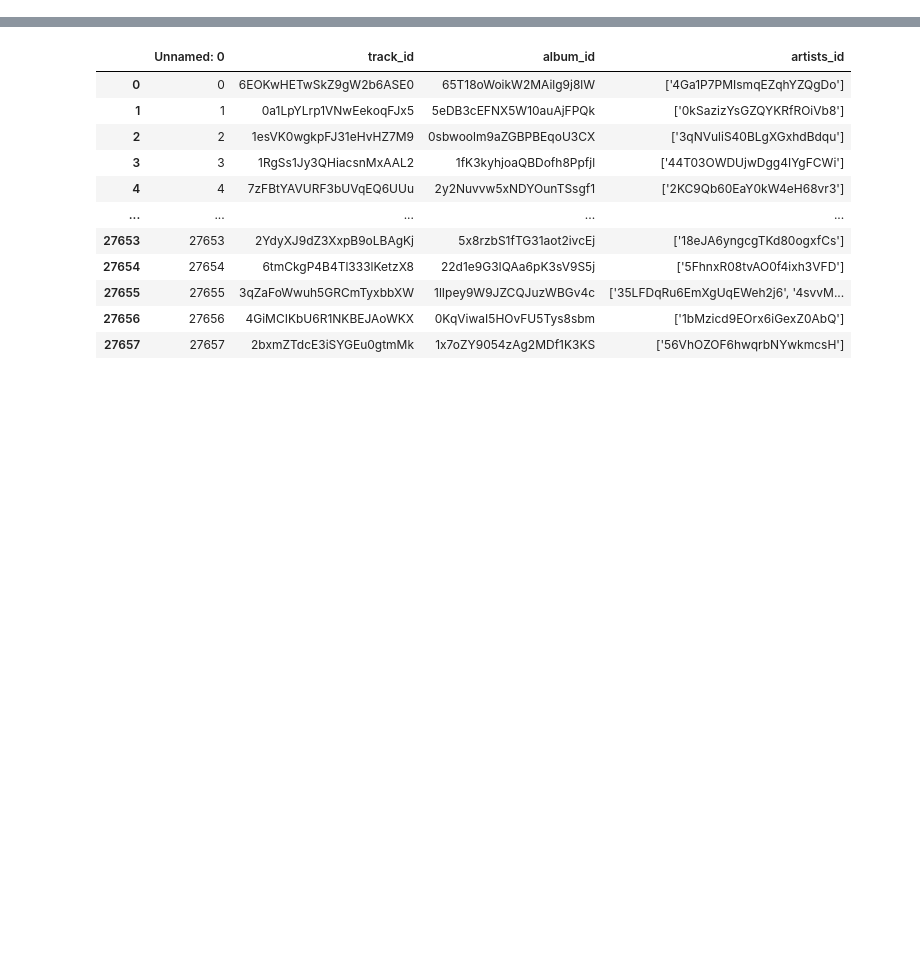
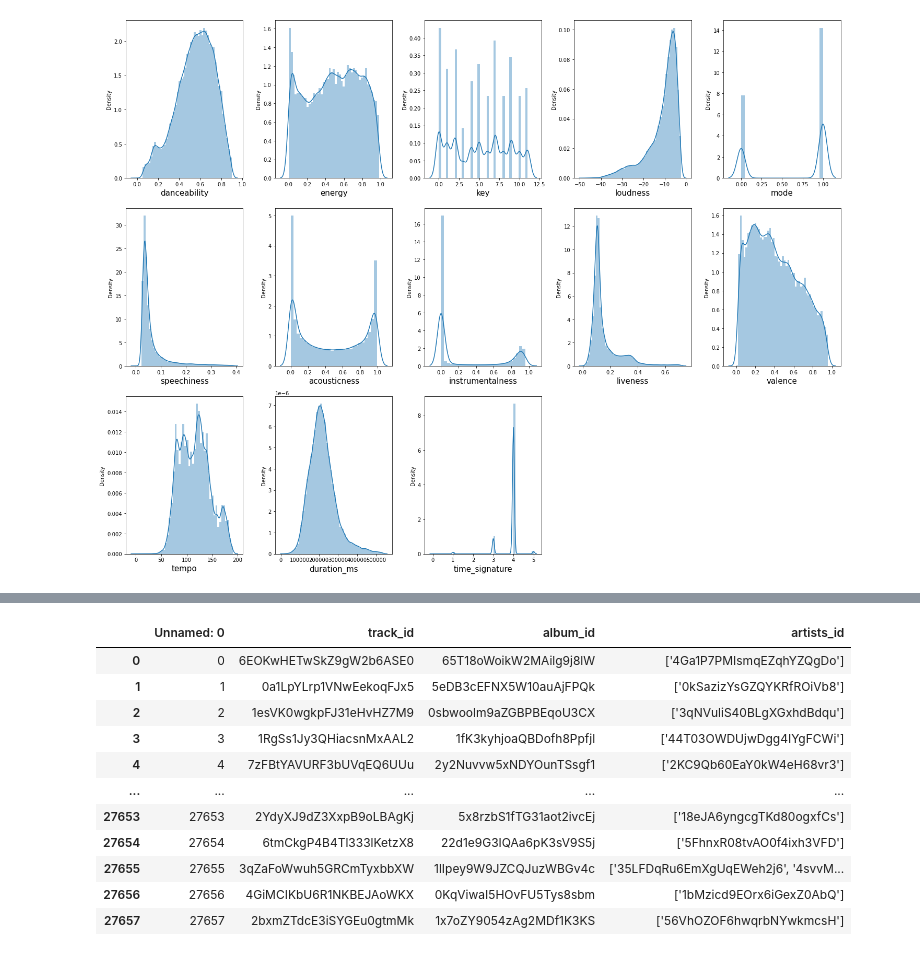
Before and after one commit to Hanyu0118/IS3107_letsgo, a Jupyter notebook: Model/genre.ipynb, the cells around one changed output, grey strips where cells are left out. Cells and saved outputs as stored; diff of their text form; code cells hidden in the pictures; blank space fills up the shorter version.

Commit message:
updates genre model

```diff
--- a/Model/genre.ipynb
+++ b/Model/genre.ipynb
@@ -31,0 +70,4 @@ SELECT * FROM snappy-boulder-378707.TrackClearInfo.AudioFeaturesTrain
+# %%
+genre_unpivot = genre.melt(id_vars=['track_id'], var_name='genre', value_name='binary')
+genre_unpivot = genre_unpivot[genre_unpivot["binary"]==1]
+genre_unpivot
@@ -31,0 +88,4 @@ SELECT * FROM snappy-boulder-378707.TrackClearInfo.AudioFeaturesTrain
+# %%
+genre_unpivot = genre_unpivot.drop(['binary'],axis=1)
+df = pd.merge(genre_unpivot, audio_features, how="inner", left_on="track_id", right_on="id")
+df # 85637 row: higher than audio features' row - might be repetitive songs
@@ -31,0 +111,3 @@ SELECT * FROM snappy-boulder-378707.TrackClearInfo.AudioFeaturesTrain
+# %%
+df = df.drop(["track_id", "id"], axis=1)
+df
@@ -31,0 +135,5 @@ SELECT * FROM snappy-boulder-378707.TrackClearInfo.AudioFeaturesTrain
+# %%
+cols = df.columns.drop(['genre', 'key', 'mode', 'time_signature'])
+for col in cols:
+    q = df[col].quantile(0.99)
+    df = df[df[col]<q]
@@ -31,0 +192,15 @@ SELECT * FROM snappy-boulder-378707.TrackClearInfo.AudioFeaturesTrain
+# %%
+plt.figure(figsize = (20, 15))
+plotnumber = 1
+for column in df.drop(['genre'],axis=1):
+    if plotnumber <= 14:
+        ax = plt.subplot(3, 5, plotnumber)
+        sns.distplot(df[column])
+        plt.xlabel(column, fontsize = 15)
+
+    plotnumber += 1
+
+plt.tight_layout()
+plt.show()
+# %% [output]
+[figure, added]
```
Also changed, not shown: parts of 24 cells of this notebook.
